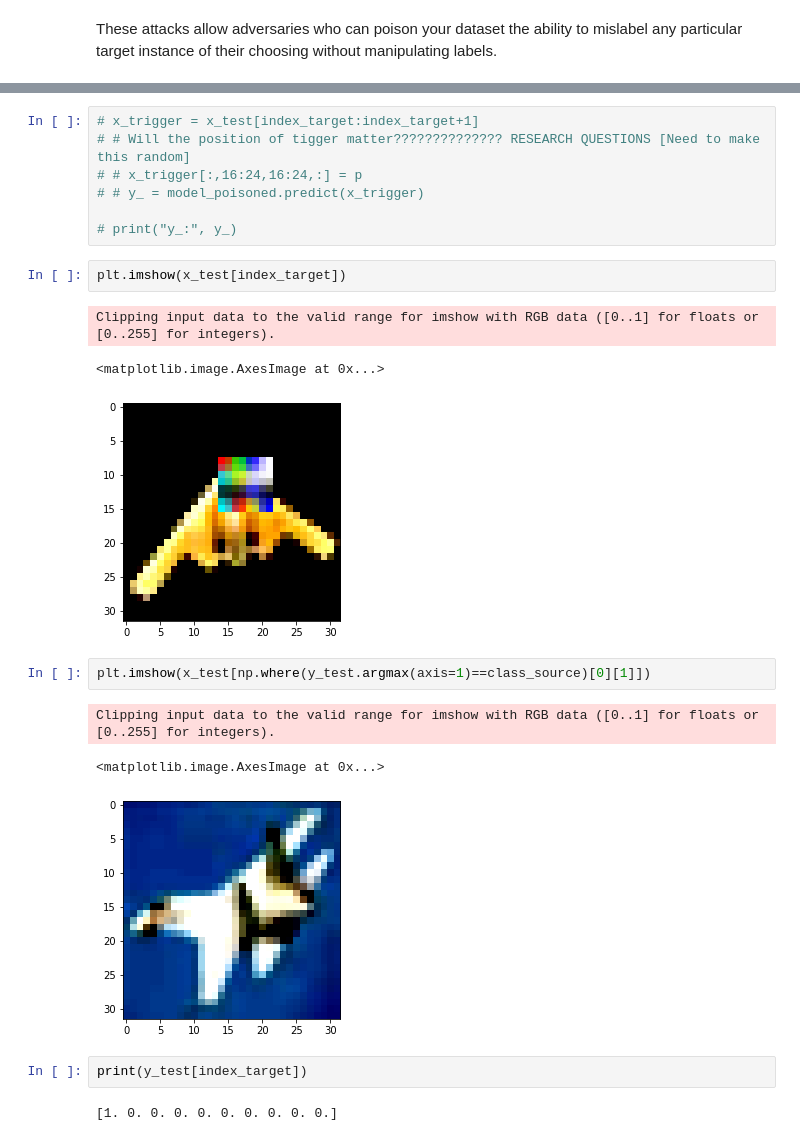
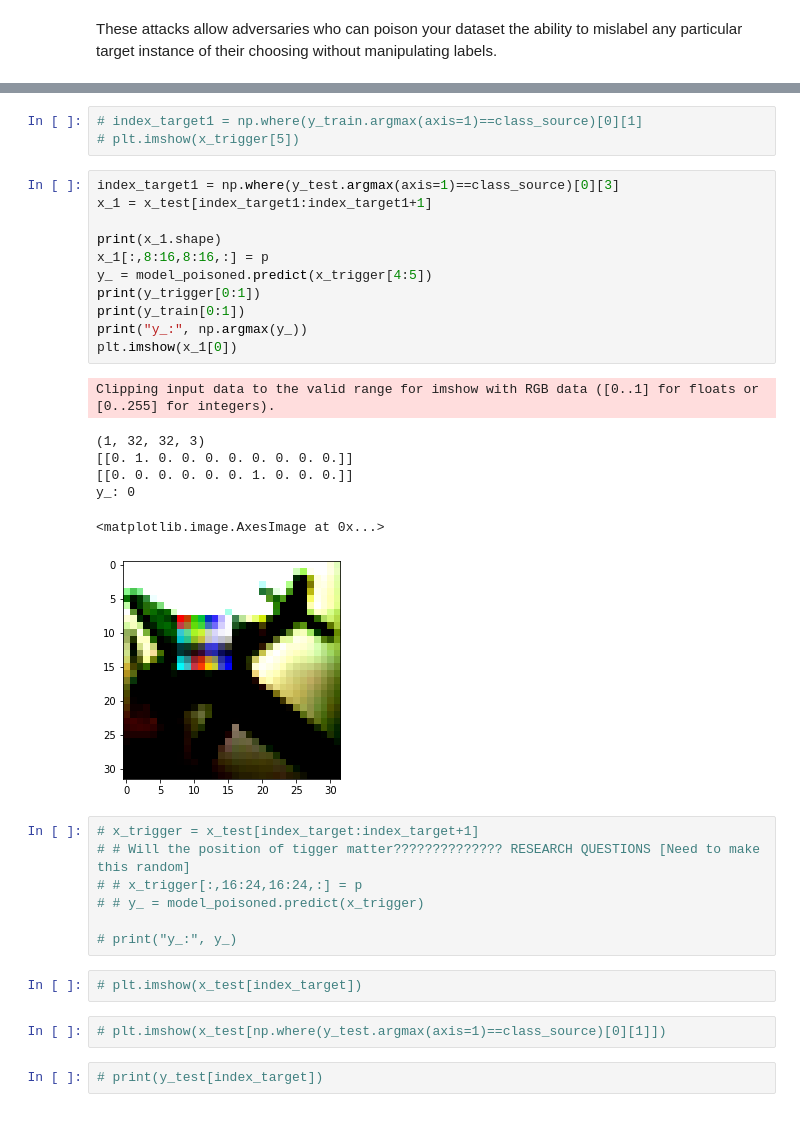
Before and after one commit to monshri/adversarial-robustness-toolbox, a Jupyter notebook: notebooks/poisoning_attack_sleeper_agent-revise.ipynb, the cells around one changed output, grey strips where cells are left out. Saved outputs shown, nothing was run; the diff lists cells and outputs as text.

```diff
--- a/notebooks/poisoning_attack_sleeper_agent-revise.ipynb
+++ b/notebooks/poisoning_attack_sleeper_agent-revise.ipynb
@@ -238,3 +269,25 @@ y_: [[0.12249828 0.24588071 0.10337993 0.10848933 0.00141743 0.03672792
+# %%
+# index_target1 = np.where(y_train.argmax(axis=1)==class_source)[0][1]
+# plt.imshow(x_trigger[5])
+# %%
+index_target1 = np.where(y_test.argmax(axis=1)==class_source)[0][3]
+x_1 = x_test[index_target1:index_target1+1]
+
+print(x_1.shape)
+x_1[:,8:16,8:16,:] = p
+y_ = model_poisoned.predict(x_trigger[4:5])
+print(y_trigger[0:1])
+print(y_train[0:1])
+print("y_:", np.argmax(y_))
+plt.imshow(x_1[0])
+# %% [output]
+Clipping input data to the valid range for imshow with RGB data ([0..1] for floats or [0..255] for integers).
+(1, 32, 32, 3)
+[[0. 1. 0. 0. 0. 0. 0. 0. 0. 0.]]
+[[0. 0. 0. 0. 0. 0. 1. 0. 0. 0.]]
+y_: 0
+<matplotlib.image.AxesImage at 0x...>
+[figure, added]
 # %%
 # x_trigger = x_test[index_target:index_target+1]
 # # Will the position of tigger matter?????????????? RESEARCH QUESTIONS [Need to make this random]
@@ -243,19 +296,9 @@ y_: [[0.12249828 0.24588071 0.10337993 0.10848933 0.00141743 0.03672792
 
 # print("y_:", y_)
 # %%
-plt.imshow(x_test[index_target])
+# plt.imshow(x_test[index_target])
-# %% [output]
-Clipping input data to the valid range for imshow with RGB data ([0..1] for floats or [0..255] for integers).
-<matplotlib.image.AxesImage at 0x...>
-[figure, removed]
 # %%
-plt.imshow(x_test[np.where(y_test.argmax(axis=1)==class_source)[0][1]])
+# plt.imshow(x_test[np.where(y_test.argmax(axis=1)==class_source)[0][1]])
-# %% [output]
-Clipping input data to the valid range for imshow with RGB data ([0..1] for floats or [0..255] for integers).
-<matplotlib.image.AxesImage at 0x...>
-[figure, removed]
 # %%
-print(y_test[index_target])
+# print(y_test[index_target])
-# %% [output]
-[1. 0. 0. 0. 0. 0. 0. 0. 0. 0.]
 # %%
```
Also changed, not shown: parts of 10 cells of this notebook, 18 other files.
